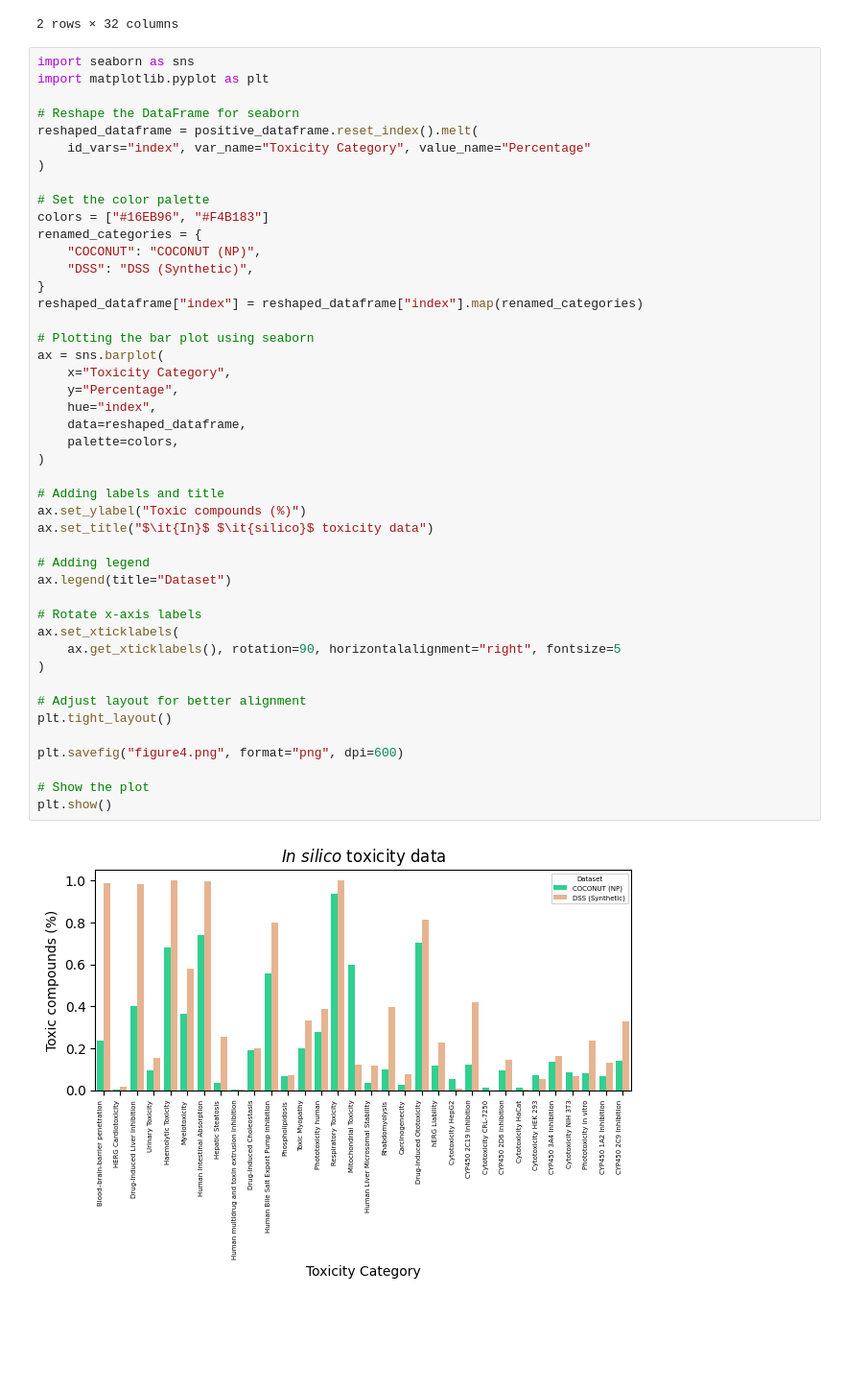
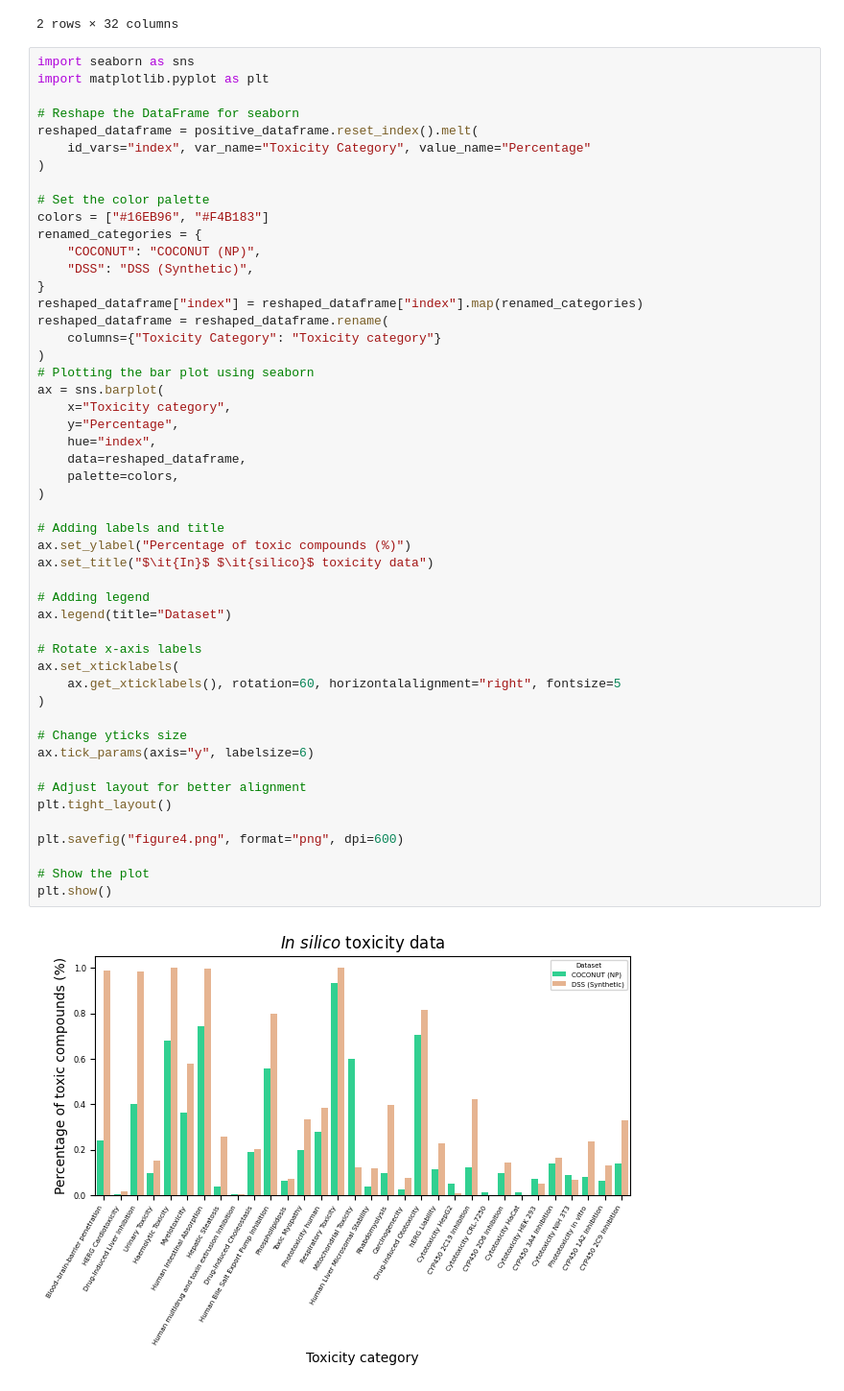
Before and after one commit to enveda/np-clinical-trials, a Jupyter notebook: notebooks/toxicity/fpadmet.ipynb, the cells around one changed output. Shown at 96% size. Drawn from its saved outputs; the diff is of its cells as text; blank space fills up the shorter version.

```diff
--- a/notebooks/toxicity/fpadmet.ipynb
+++ b/notebooks/toxicity/fpadmet.ipynb
@@ -548,35 +548,40 @@ renamed_categories = {
     "COCONUT": "COCONUT (NP)",
     "DSS": "DSS (Synthetic)",
 }
 reshaped_dataframe["index"] = reshaped_dataframe["index"].map(renamed_categories)
-
+reshaped_dataframe = reshaped_dataframe.rename(
+    columns={"Toxicity Category": "Toxicity category"}
+)
 # Plotting the bar plot using seaborn
 ax = sns.barplot(
-    x="Toxicity Category",
+    x="Toxicity category",
     y="Percentage",
     hue="index",
     data=reshaped_dataframe,
     palette=colors,
 )
 
 # Adding labels and title
-ax.set_ylabel("Toxic compounds (%)")
+ax.set_ylabel("Percentage of toxic compounds (%)")
 ax.set_title("$\it{In}$ $\it{silico}$ toxicity data")
 
 # Adding legend
 ax.legend(title="Dataset")
 
 # Rotate x-axis labels
 ax.set_xticklabels(
-    ax.get_xticklabels(), rotation=90, horizontalalignment="right", fontsize=5
+    ax.get_xticklabels(), rotation=60, horizontalalignment="right", fontsize=5
 )
+
+# Change yticks size
+ax.tick_params(axis="y", labelsize=6)
 
 # Adjust layout for better alignment
 plt.tight_layout()
 
 plt.savefig("figure4.png", format="png", dpi=600)
 
 # Show the plot
 plt.show()
 # %% [output]
-[figure, old version]
+[figure, new version]
```
Also changed, not shown: parts of 1 cell of this notebook, 1 other file.
